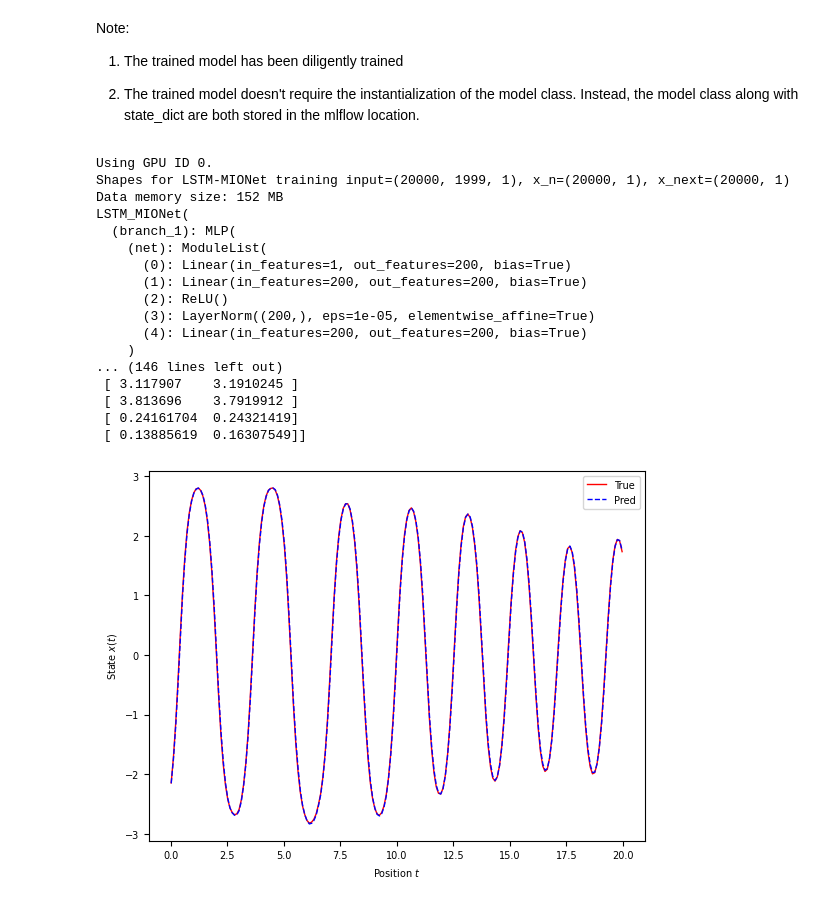
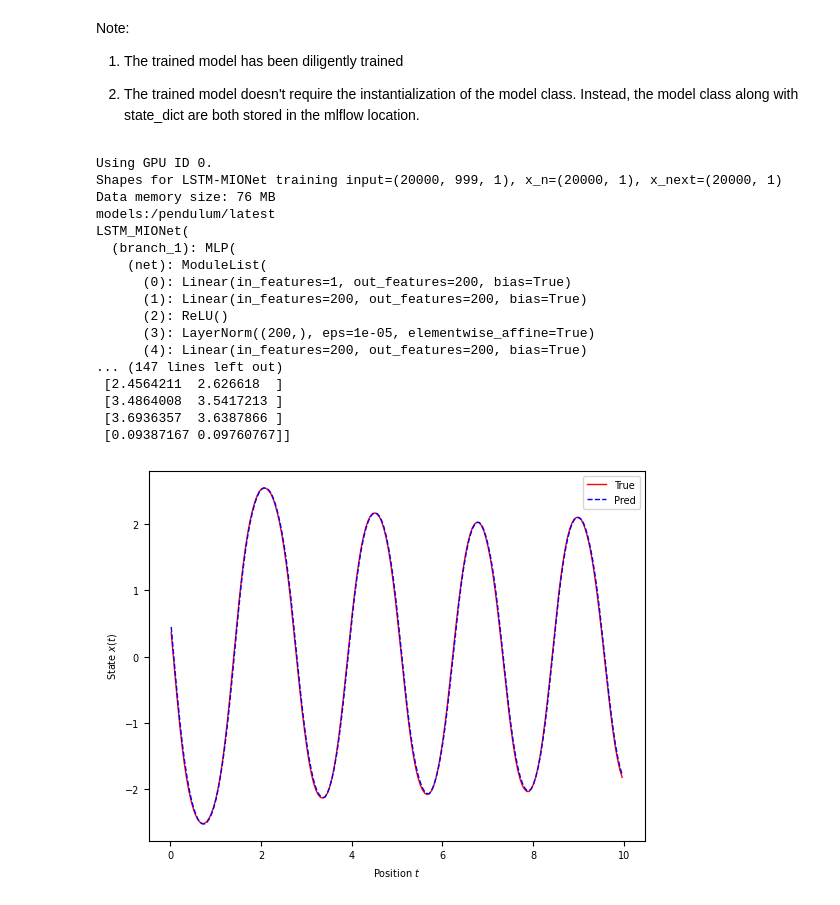
Before and after one commit to moodykong/bayesian-lstm-mionet, a Jupyter notebook: src/workflow_pendulum.ipynb, the cells around one changed output. Cells and saved outputs as stored; diff of their text form; code cells hidden in the pictures.

```diff
--- a/src/workflow_pendulum.ipynb
+++ b/src/workflow_pendulum.ipynb
@@ -143,32 +143,32 @@ Note:
 2) The trained model doesn't require the instantialization of the model class. Instead, the model class along with state_dict are both stored in the mlflow location.
 # %%
 %run infer.py \
-    --datafile_path "data/pendulum_N_100_h001_T20_demonstration.npy" \
-    --trained_model_path "runs:/031d4006d072418d9fefed87c9d64b23/best_model_epoch_299" \
+    --datafile_path "data/pendulum_ctr_grf_N_100_h001_T10.npy" \
+    --trained_model_path "models:/pendulum/latest" \
     --state_component 0 \
     --search_len 2 \
     --search_num 200 \
     --batch_size 100 \
     --plot_trajs "True" \
     --plot_idxs 0 \
     --device 0 \
     --verbose "True"
 # %% [output]
 Using GPU ID 0.
-Shapes for LSTM-MIONet training input=(20000, 1999, 1), x_n=(20000, 1), x_next=(20000, 1)
-Data memory size: 152 MB
+Shapes for LSTM-MIONet training input=(20000, 999, 1), x_n=(20000, 1), x_next=(20000, 1)
+Data memory size: 76 MB
+models:/pendulum/latest
 LSTM_MIONet(
   (branch_1): MLP(
     (net): ModuleList(
       (0): Linear(in_features=1, out_features=200, bias=True)
       (1): Linear(in_features=200, out_features=200, bias=True)
       (2): ReLU()
       (3): LayerNorm((200,), eps=1e-05, elementwise_affine=True)
       (4): Linear(in_features=200, out_features=200, bias=True)
-    )
-... (146 lines left out)
- [ 3.117907    3.1910245 ]
- [ 3.813696    3.7919912 ]
- [ 0.24161704  0.24321419]
- [ 0.13885619  0.16307549]]
+... (147 lines left out)
+ [2.4564211  2.626618  ]
+ [3.4864008  3.5417213 ]
+ [3.6936357  3.6387866 ]
+ [0.09387167 0.09760767]]
-[figure, old version]
+[figure, new version]
```
Also changed, not shown: 3 other files.
